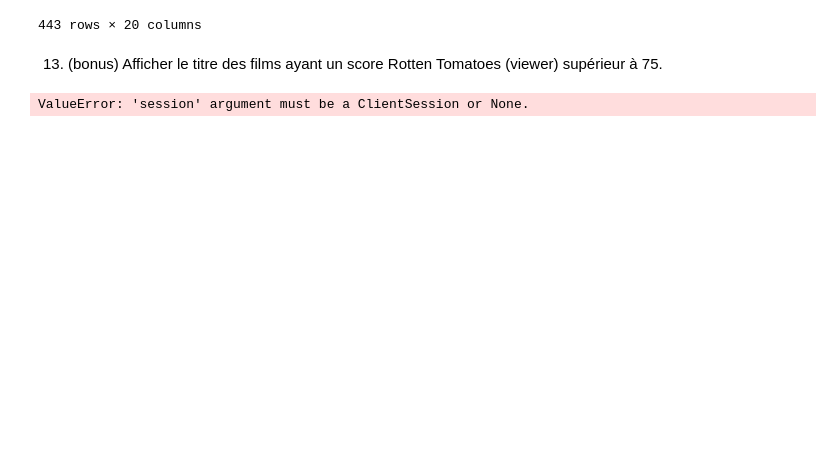
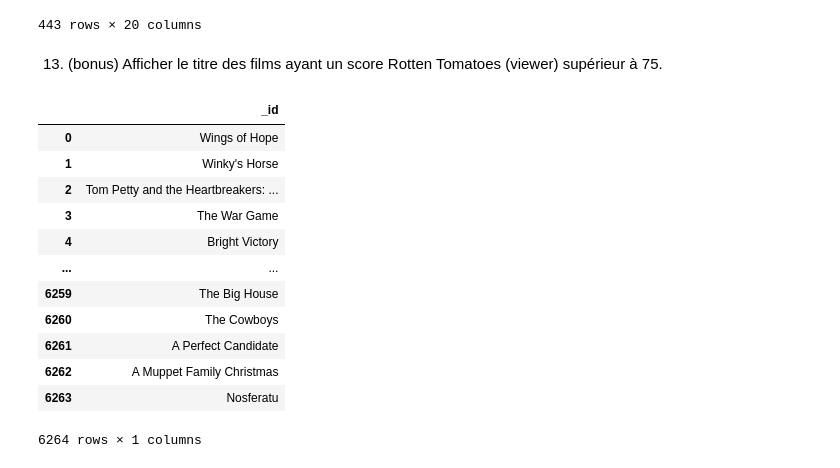
Before and after one commit to LoryndaL/tp-nosql-movies, a Jupyter notebook: questions.ipynb, the cells around one changed output. Drawn from its saved outputs; the diff is of its cells as text; code cells hidden in the pictures; blank space fills up the shorter version.

```diff
--- a/questions.ipynb
+++ b/questions.ipynb
@@ -232,8 +233,24 @@ pd.DataFrame(list(rep12))
 443 rows × 20 columns
 # %% [markdown]
 13. (bonus) Afficher le titre des films ayant un score Rotten Tomatoes (viewer) supérieur à 75.
-# %%
-rep13 = db.movies.count_documents({"$group": "title"},{"tomatoes.viewer.metter": {"$gt":75}})
-print(rep13)
-# %% [output]
-ValueError: 'session' argument must be a ClientSession or None.
+# %%
+rep13 = db.movies.aggregate([
+    {"$match": {"tomatoes.viewer.meter": {"$gt": 75}}},
+    {"$group": {"_id": "$title"}}
+])
+pd.DataFrame(rep13)
+# 6264 films ont un un score Rotten Tomatoes (viewer) supérieur à 75.
+# %% [output]
+|  | _id |
+| 0 | Wings of Hope |
+| 1 | Winky's Horse |
+| 2 | Tom Petty and the Heartbreakers: ... |
+| 3 | The War Game |
+| 4 | Bright Victory |
+| ... | ... |
+| 6259 | The Big House |
+| 6260 | The Cowboys |
+| 6261 | A Perfect Candidate |
+| 6262 | A Muppet Family Christmas |
+| 6263 | Nosferatu |
+6264 rows × 1 columns
```
Also changed, not shown: parts of 12 cells of this notebook.
